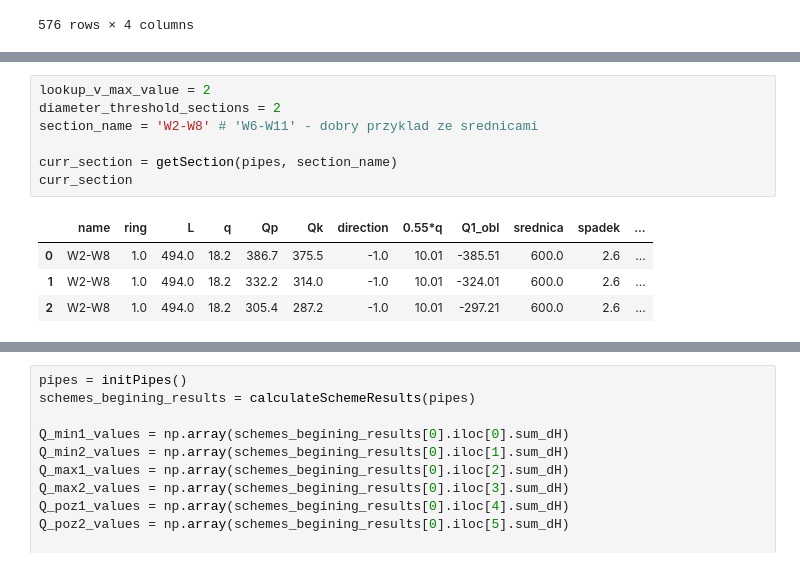
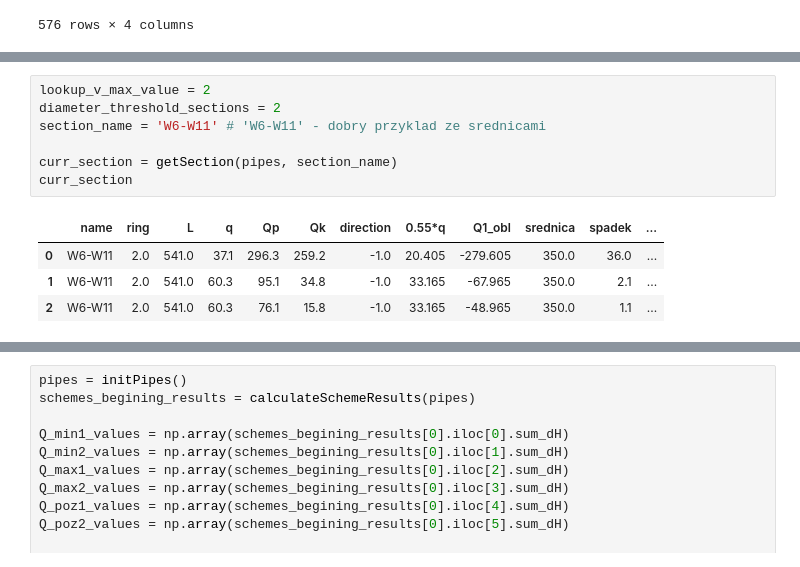
Before and after one commit to koraldek/Waterworks, a Jupyter notebook: Wodociagi.ipynb, the cells around one changed output, grey strips where cells are left out. Saved outputs shown, nothing was run; the diff lists cells and outputs as text.

```diff
--- a/Wodociagi.ipynb
+++ b/Wodociagi.ipynb
@@ -325,15 +409,15 @@ Pipes initialized.
 # %%
 lookup_v_max_value = 2
 diameter_threshold_sections = 2
-section_name = 'W2-W8' # 'W6-W11' - dobry przyklad ze srednicami
+section_name = 'W6-W11' # 'W6-W11' - dobry przyklad ze srednicami
 
 curr_section = getSection(pipes, section_name)
 curr_section
 # %% [output]
 |  | name | ring | L | q | Qp | Qk | direction | 0.55*q | Q1_obl | srednica | spadek | ... |
-| 0 | W2-W8 | 1.0 | 494.0 | 18.2 | 386.7 | 375.5 | -1.0 | 10.01 | -385.51 | 600.0 | 2.6 | ... |
-| 1 | W2-W8 | 1.0 | 494.0 | 18.2 | 332.2 | 314.0 | -1.0 | 10.01 | -324.01 | 600.0 | 2.6 | ... |
-| 2 | W2-W8 | 1.0 | 494.0 | 18.2 | 305.4 | 287.2 | -1.0 | 10.01 | -297.21 | 600.0 | 2.6 | ... |
+| 0 | W6-W11 | 2.0 | 541.0 | 37.1 | 296.3 | 259.2 | -1.0 | 20.405 | -279.605 | 350.0 | 36.0 | ... |
+| 1 | W6-W11 | 2.0 | 541.0 | 60.3 | 95.1 | 34.8 | -1.0 | 33.165 | -67.965 | 350.0 | 2.1 | ... |
+| 2 | W6-W11 | 2.0 | 541.0 | 60.3 | 76.1 | 15.8 | -1.0 | 33.165 | -48.965 | 350.0 | 1.1 | ... |
 # %%
 adjacent_diameters = getAdjacentDiametersToSection(pipes, section_name)
 available_diameters_for_section = fitDiametersToAdjacentPipes(tables_df, adjacent_diameters) # Gives available diameters to fit with "dymensja" requirement
```
Also changed, not shown: parts of 17 cells of this notebook.
